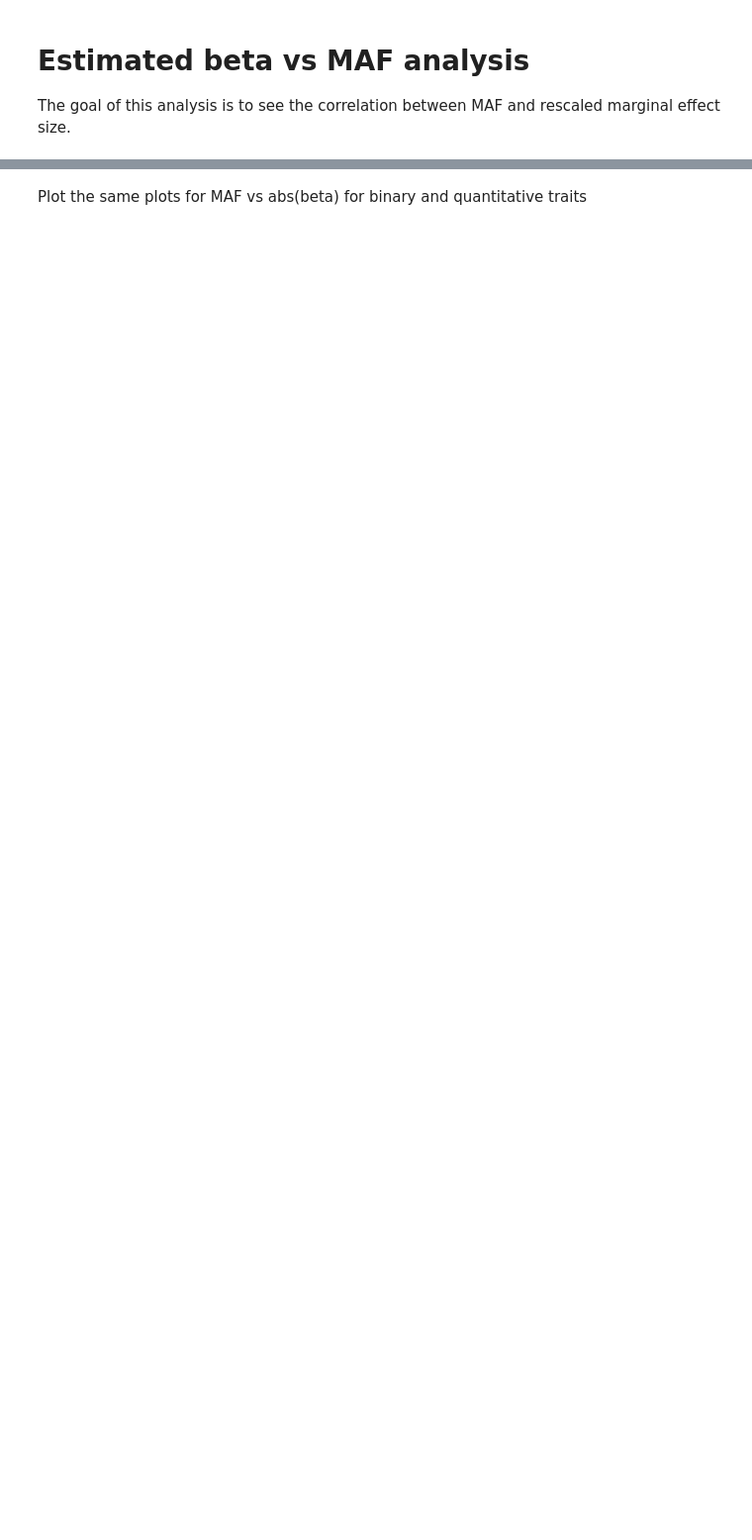
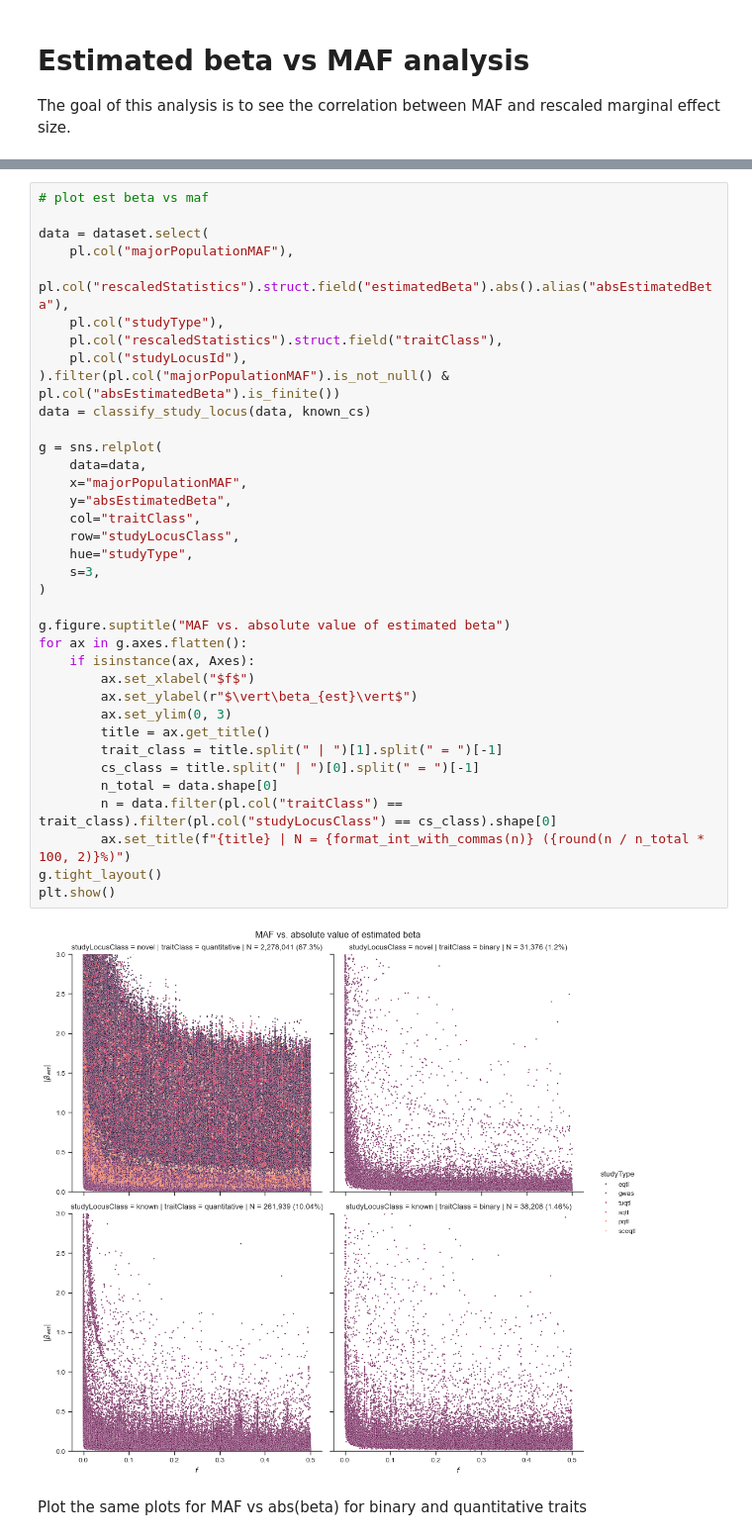
Before and after one commit to opentargets/Gentropy-manuscript, a Jupyter notebook: chapters/variant_effect_prediction/05_maf_vs_est_beta.ipynb, the cells around one changed output, grey strips where cells are left out. Shown at 99% size. Cells and saved outputs as stored; diff of their text form; blank space fills up the shorter version.

```diff
--- a/chapters/variant_effect_prediction/05_maf_vs_est_beta.ipynb
+++ b/chapters/variant_effect_prediction/05_maf_vs_est_beta.ipynb
@@ -69,3 +36,41 @@ plt.show()
+# %%
+# plot est beta vs maf
+
+data = dataset.select(
+    pl.col("majorPopulationMAF"),
+    pl.col("rescaledStatistics").struct.field("estimatedBeta").abs().alias("absEstimatedBeta"),
+    pl.col("studyType"),
+    pl.col("rescaledStatistics").struct.field("traitClass"),
+    pl.col("studyLocusId"),
+).filter(pl.col("majorPopulationMAF").is_not_null() & pl.col("absEstimatedBeta").is_finite())
+data = classify_study_locus(data, known_cs)
+
+g = sns.relplot(
+    data=data,
+    x="majorPopulationMAF",
+    y="absEstimatedBeta",
+    col="traitClass",
+    row="studyLocusClass",
+    hue="studyType",
+    s=3,
+)
+
+g.figure.suptitle("MAF vs. absolute value of estimated beta")
+for ax in g.axes.flatten():
+    if isinstance(ax, Axes):
+        ax.set_xlabel("$f$")
+        ax.set_ylabel(r"$\vert\beta_{est}\vert$")
+        ax.set_ylim(0, 3)
+        title = ax.get_title()
+        trait_class = title.split(" | ")[1].split(" = ")[-1]
+        cs_class = title.split(" | ")[0].split(" = ")[-1]
+        n_total = data.shape[0]
+        n = data.filter(pl.col("traitClass") == trait_class).filter(pl.col("studyLocusClass") == cs_class).shape[0]
+        ax.set_title(f"{title} | N = {format_int_with_commas(n)} ({round(n / n_total * 100, 2)}%)")
+g.tight_layout()
+plt.show()
+# %% [output]
+[figure, added]
 # %% [markdown]
 Plot the same plots for MAF vs abs(beta) for binary and quantitative traits
 # %%
```
Also changed, not shown: parts of 10 cells of this notebook.
